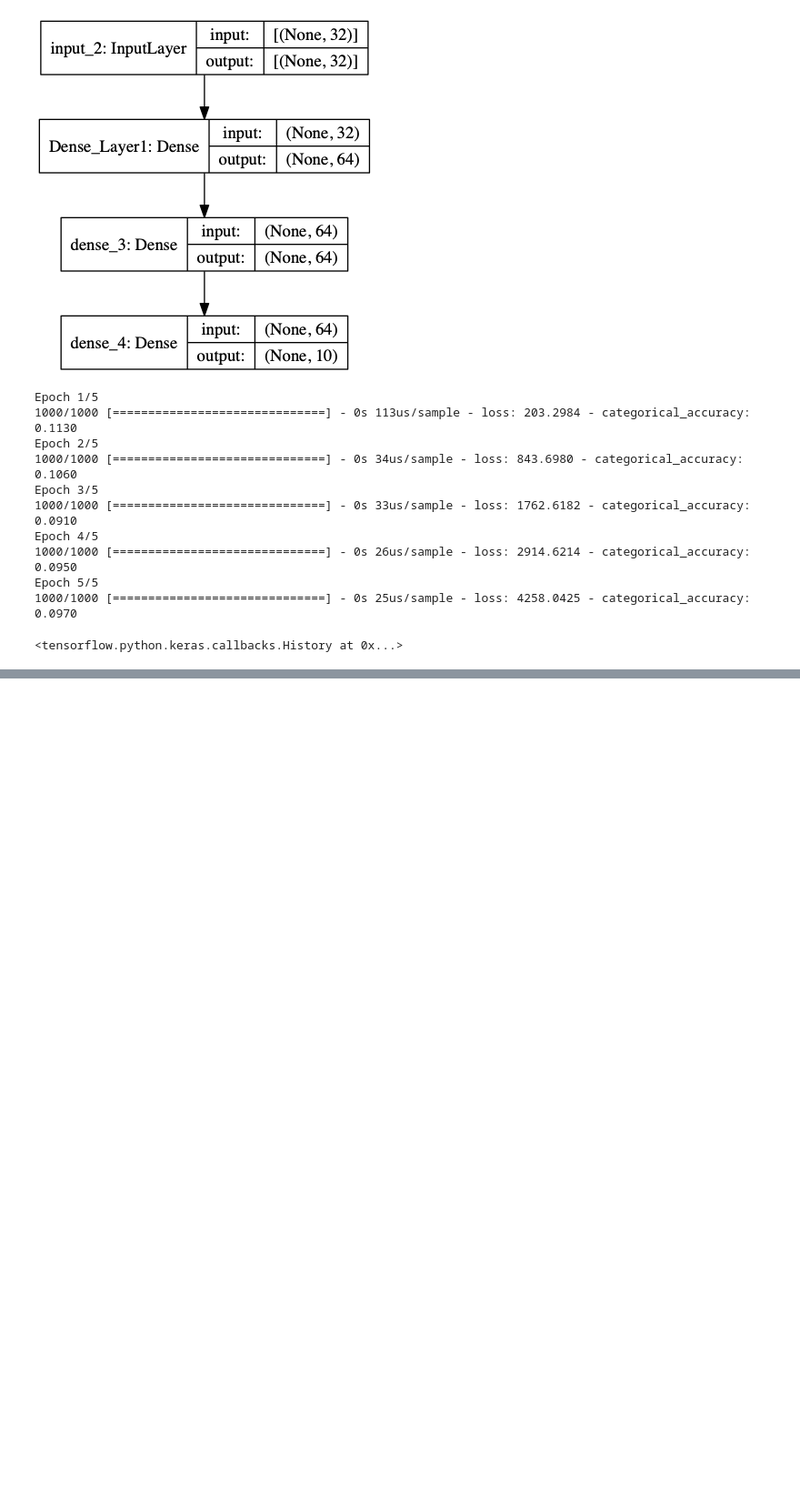
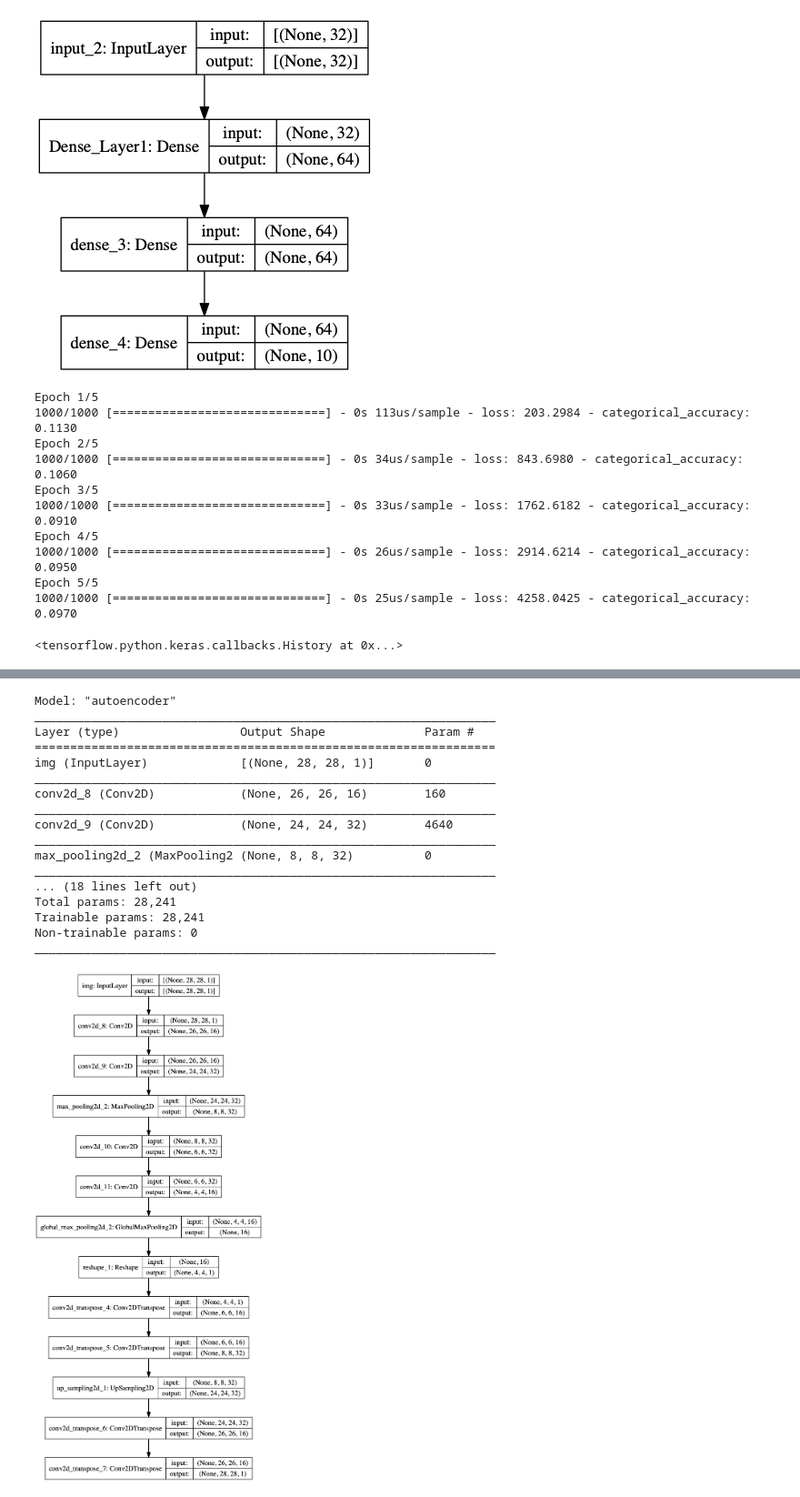
Before and after one commit to GISAIX/How-to-Learn-Tensorflow2.x-Chinese, a Jupyter notebook: 002-Keras_build_advanced_models.ipynb, the cells around one changed output, grey strips where cells are left out. Shown: that part at 91% size. Cells and saved outputs as stored; diff of their text form; code cells hidden in the pictures; blank space fills up the shorter version.

```diff
--- a/002-Keras_build_advanced_models.ipynb
+++ b/002-Keras_build_advanced_models.ipynb
@@ -82,0 +265,30 @@ Epoch 5/5
+# %%
+x = layers.Reshape((4, 4, 1))(encoder_output)
+x = layers.Conv2DTranspose(16, 3, activation='relu')(x)
+x = layers.Conv2DTranspose(32, 3, activation='relu')(x)
+x = layers.UpSampling2D(3)(x)
+x = layers.Conv2DTranspose(16, 3, activation='relu')(x)
+decoder_output = layers.Conv2DTranspose(1, 3, activation='relu')(x)
+
+autoencoder = keras.Model(encoder_input, decoder_output, name='autoencoder')
+autoencoder.summary()
+keras.utils.plot_model(autoencoder, show_shapes=True)
+# %% [output]
+Model: "autoencoder"
+_________________________________________________________________
+Layer (type)                 Output Shape              Param #
+=================================================================
+img (InputLayer)             [(None, 28, 28, 1)]       0
+_________________________________________________________________
+conv2d_8 (Conv2D)            (None, 26, 26, 16)        160
+_________________________________________________________________
+conv2d_9 (Conv2D)            (None, 24, 24, 32)        4640
+_________________________________________________________________
+max_pooling2d_2 (MaxPooling2 (None, 8, 8, 32)          0
+_________________________________________________________________
+... (18 lines left out)
+Total params: 28,241
+Trainable params: 28,241
+Non-trainable params: 0
+_________________________________________________________________
+[figure, added]
```
Also changed, not shown: parts of 28 cells of this notebook, 15 other files.
